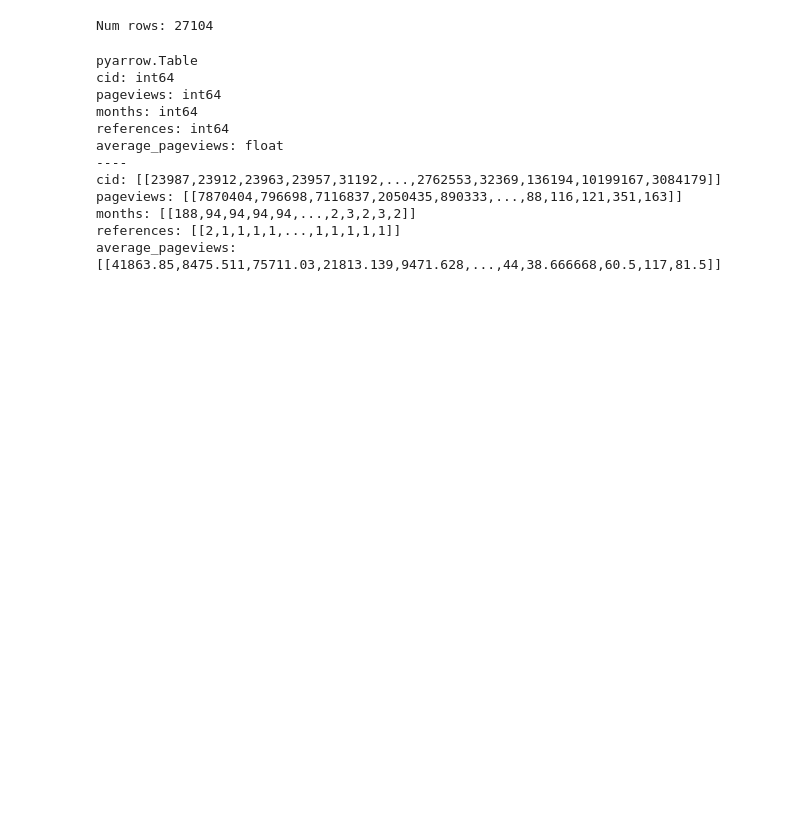
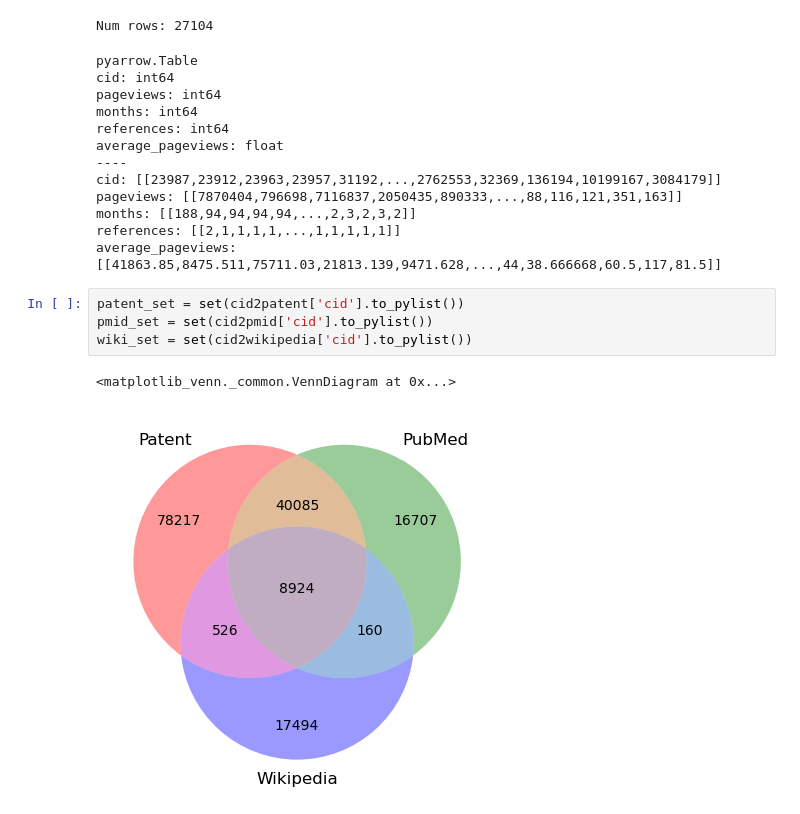
Before and after one commit to usnistgov/masskit, a Jupyter notebook: notebooks/notoriety.ipynb, the cells around one changed output. Cells and saved outputs as stored; diff of their text form; blank space fills up the shorter version.

Commit message:
Generate publications_venn diagram

```diff
--- a/notebooks/notoriety.ipynb
+++ b/notebooks/notoriety.ipynb
@@ -172,3 +173,10 @@ pageviews: [[7870404,796698,7116837,2050435,890333,...,88,116,121,351,163]]
 months: [[188,94,94,94,94,...,2,3,2,3,2]]
 references: [[2,1,1,1,1,...,1,1,1,1,1]]
 average_pageviews: [[41863.85,8475.511,75711.03,21813.139,9471.628,...,44,38.666668,60.5,117,81.5]]
+# %%
+patent_set = set(cid2patent['cid'].to_pylist())
+pmid_set = set(cid2pmid['cid'].to_pylist())
+wiki_set = set(cid2wikipedia['cid'].to_pylist())
+# %% [output]
+<matplotlib_venn._common.VennDiagram at 0x...>
+[figure, added]
```
Also changed, not shown: parts of 4 cells of this notebook.
